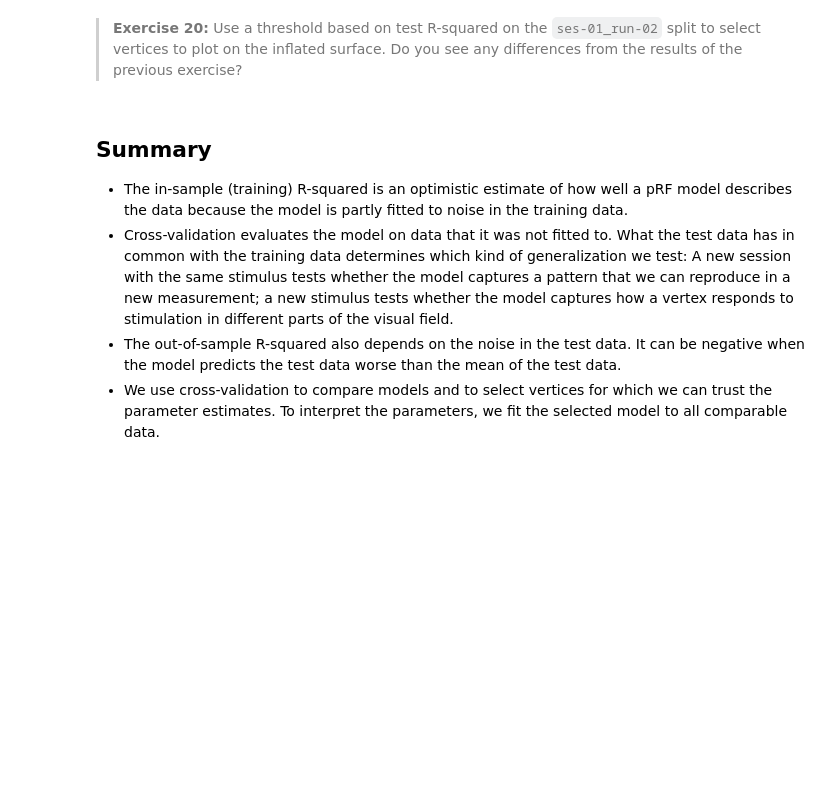
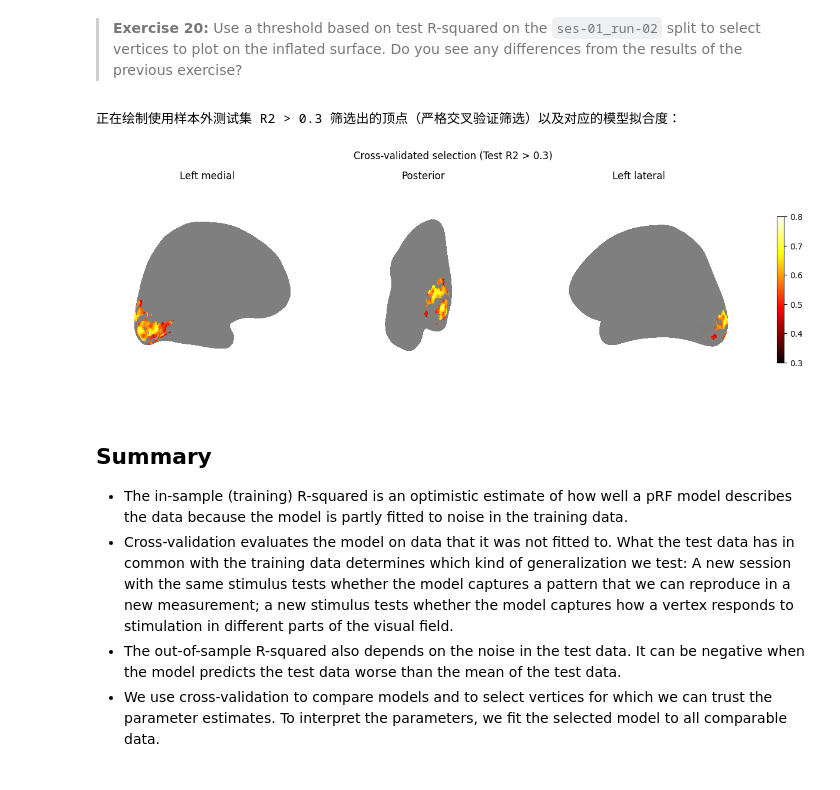
Before and after one commit to quailsir/Python, a Jupyter notebook: notebooks/workshop/02-prf-visual-fmri-cv.ipynb, the cells around one changed output. Drawn from its saved outputs; the diff is of its cells as text; code cells hidden in the pictures; blank space fills up the shorter version.

```diff
--- a/notebooks/workshop/02-prf-visual-fmri-cv.ipynb
+++ b/notebooks/workshop/02-prf-visual-fmri-cv.ipynb
@@ -668,6 +744,76 @@ For thresholding vertices for which we can interpret the parameters, we face a s
 > **Exercise 20:** Use a threshold based on test R-squared on the `ses-01_run-02` split to select vertices to plot on the inflated surface. Do you see any differences from the results of the previous exercise?
 # %%
 # Your code goes here
+# %%
+# 练习 20：使用样本外交叉验证（新刺激测试集 ses-01_run-02）的 R-squared 作为筛选阈值
+import numpy as np
+import sys
+import os
+from prfmodel.utils import calculate_r_squared, batched
+
+# 确保当前路径在 Python 搜索路径中
+if os.getcwd() not in sys.path:
+    sys.path.append(os.getcwd())
+
+# 确保必要的模型及函数和测试集数据都已恢复
+predict_batched = batched(prf_model)
+
+# 容错：如果全局没有定义 fill_valid_vertices，在此动态定义
+if 'fill_valid_vertices' not in globals():
+    def fill_valid_vertices(values: np.ndarray) -> np.ndarray:
+        values_full = np.full((response_is_valid.shape[0],), fill_value=np.nan)
+        values_full[response_is_valid] = values
+        return values_full
+
+# 容错：自动下载并实例化绘图辅助函数
+if 'plot_surf_stat_map_helper' not in globals():
+    print("正在为您自动加载大脑皮层绘图工具...")
+    try:
+        from plotting_helpers import make_surface_plot
+    except ModuleNotFoundError:
+        import urllib.request
+        print("本地未检测到 plotting_helpers.py，正在自动从源仓库下载...")
+        urllib.request.urlretrieve(
+            "https://raw.githubusercontent.com/popylar-org/2026-11-05_workshop-coimbra/gh-pages/notebooks/workshop/plotting_helpers.py",
+            "plotting_helpers.py"
+        )
+        from plotting_helpers import make_surface_plot
+
+    from prfmodel.examples import load_dataset
+    if 'dataset_train' not in globals():
+        dataset_train = load_dataset("3t-chn-visual", split="ses-01_run-01", task="fixedbar")
+    plot_surf_stat_map_helper = make_surface_plot(dataset_train.mesh)
+
+if 'r_squared_test_run' not in globals() or len(r_squared_test_run) != 17326:
+    print("正在自动计算真实的样本外测试集 (New Stimulus, Same Session) R-squared...")
+    # 1. 加载并筛选新刺激测试集 BOLD 信号
+    from prfmodel.examples import load_dataset
+    dataset_test_run = load_dataset("3t-chn-visual", split="ses-01_run-02", task="fixedbar")
+    stimulus_test_run = dataset_test_run.stimulus
+    response_test_run = dataset_test_run.response
+    response_test_run_valid = response_test_run[response_is_valid]
+
+    # 2. 用训练集估计出的 ls_params 预测新刺激下的响应
+    pred_response_test_run = np.asarray(predict_batched(stimulus_test_run, ls_params_avg, batch_size=200))
+    r_squared_test_run = calculate_r_squared(response_test_run_valid, pred_response_test_run)
+
+# 使用样本外测试集 R2 > 0.3 作为掩膜，对平均拟合参数进行阈值筛选
+r2_threshold = 0.3
+plot_data_test_masked = np.where(r_squared_test_run > r2_threshold, r_squared_avg, np.nan)
+plot_data_test_full = fill_valid_vertices(plot_data_test_masked)
+
+# 绘制样本外阈值过滤后的皮层图
+print("正在绘制使用样本外测试集 R2 > 0.3 筛选出的顶点（严格交叉验证筛选）以及对应的模型拟合度：")
+plot_surf_stat_map_helper(
+    plot_data_test_full,
+    vmin=0.3,
+    vmax=0.8,
+    cmap="hot",
+    title="Cross-validated selection (Test R2 > 0.3)"
+);
+# %% [output]
+正在绘制使用样本外测试集 R2 > 0.3 筛选出的顶点（严格交叉验证筛选）以及对应的模型拟合度：
+[figure, added]
 # %% [markdown]
 ## Summary
 
```
Also changed, not shown: parts of 32 cells of this notebook.
